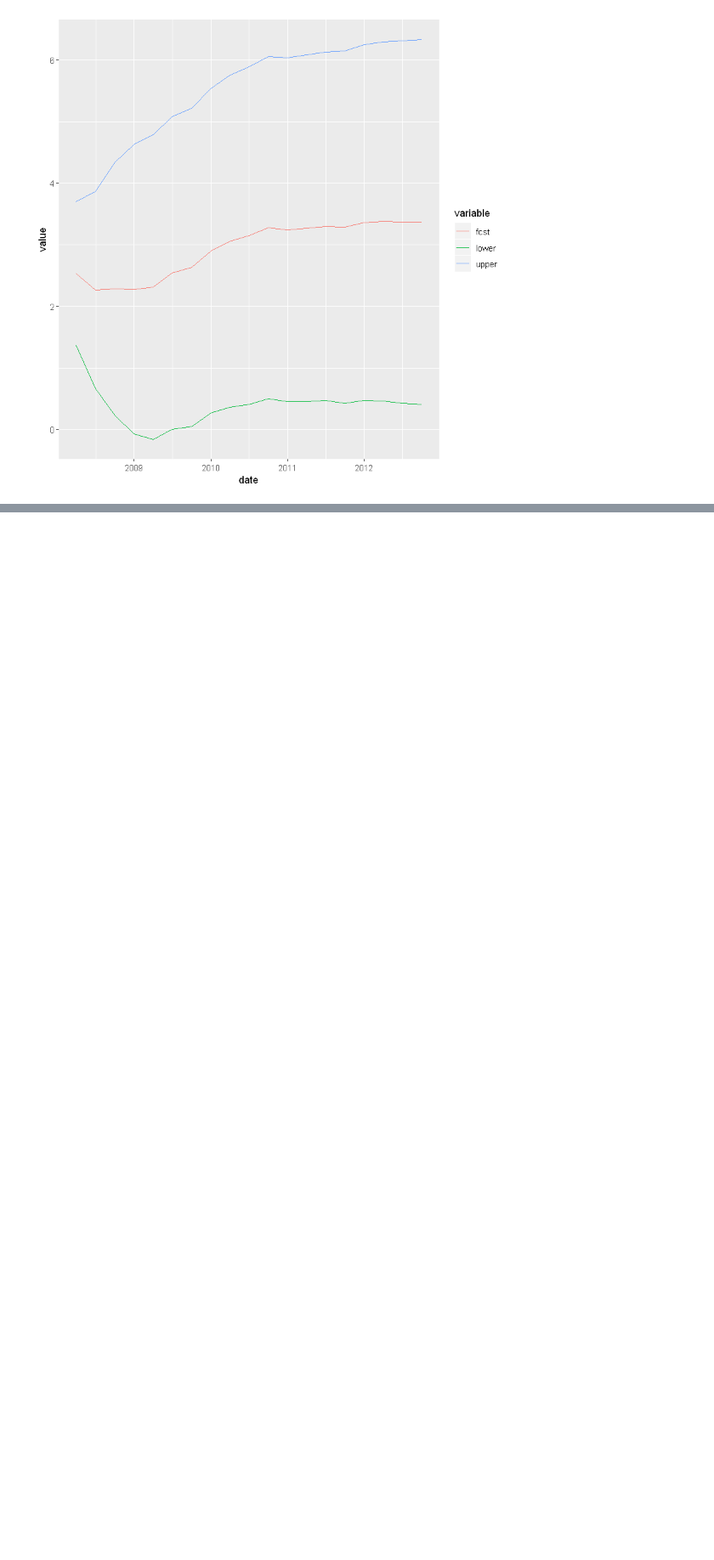
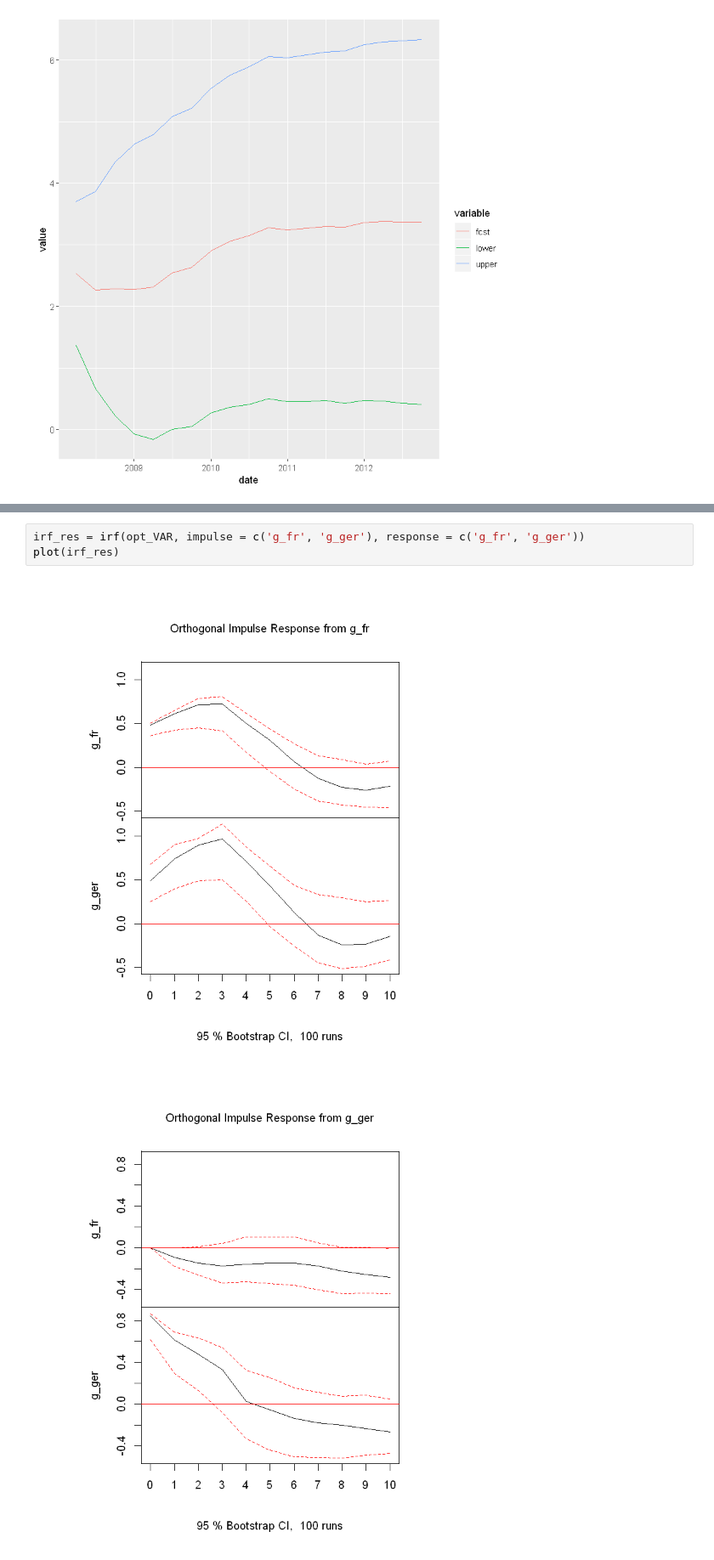
Before and after one commit to dcuoliveira/fgv-forecasting, a Jupyter notebook: src/VAR.ipynb, the cells around one changed output, grey strips where cells are left out. Shown at 85% size. Drawn from its saved outputs; the diff is of its cells as text; blank space fills up the shorter version.

```diff
--- a/src/VAR.ipynb
+++ b/src/VAR.ipynb
@@ -338,0 +341,6 @@ ggplot(melt_ci_df, aes(x=date, y=value, color=variable, group=variable)) + geom_
+# %%
+irf_res = irf(opt_VAR, impulse = c('g_fr', 'g_ger'), response = c('g_fr', 'g_ger'))
+plot(irf_res)
+# %% [output]
+[figure, added]
+[figure, added]
```
Also changed, not shown: parts of 1 cell of this notebook.
